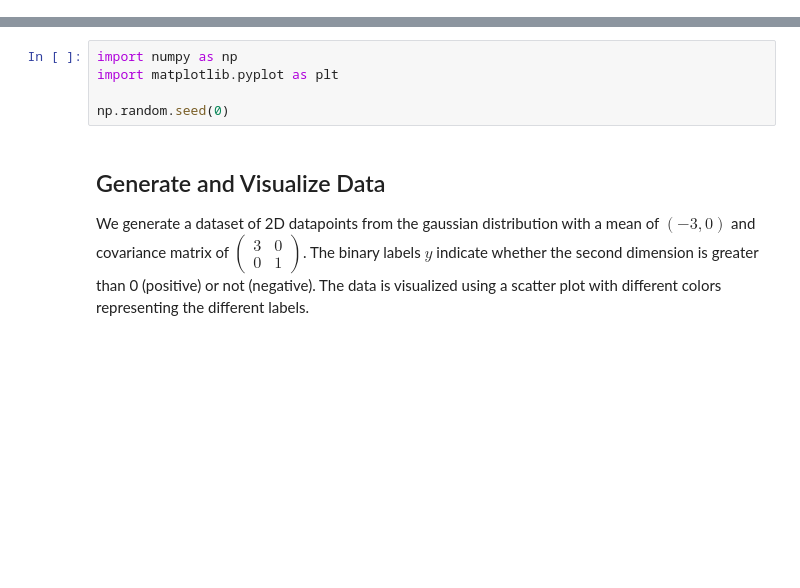
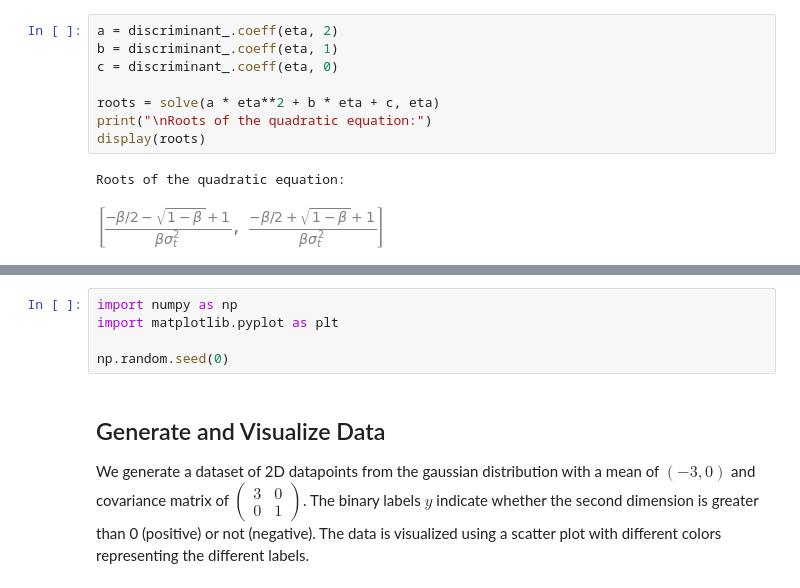
Before and after one commit to fadibenz/Momentum-Experimentation, a Jupyter notebook: momentum.ipynb, the cells around one changed output, grey strips where cells are left out. Saved outputs shown, nothing was run; the diff lists cells and outputs as text; blank space fills up the shorter version.

```diff
--- a/momentum.ipynb
+++ b/momentum.ipynb
@@ -258,0 +208,11 @@ Now it might look like in in the Real Eigenvalues regime, the learning rate $\et
+# %%
+a = discriminant_.coeff(eta, 2)
+b = discriminant_.coeff(eta, 1)
+c = discriminant_.coeff(eta, 0)
+
+roots = solve(a * eta**2 + b * eta + c, eta)
+print("\nRoots of the quadratic equation:")
+display(roots)
+# %% [output]
+Roots of the quadratic equation:
+[figure, added]
```
Also changed, not shown: parts of 7 cells of this notebook.
